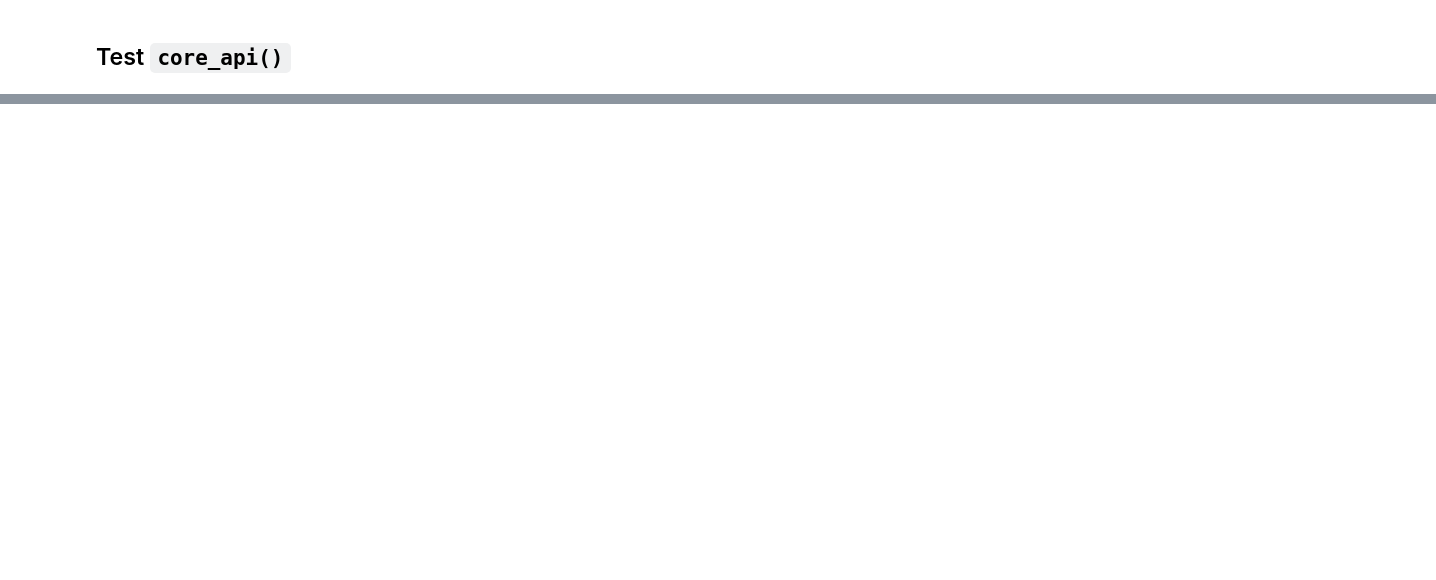
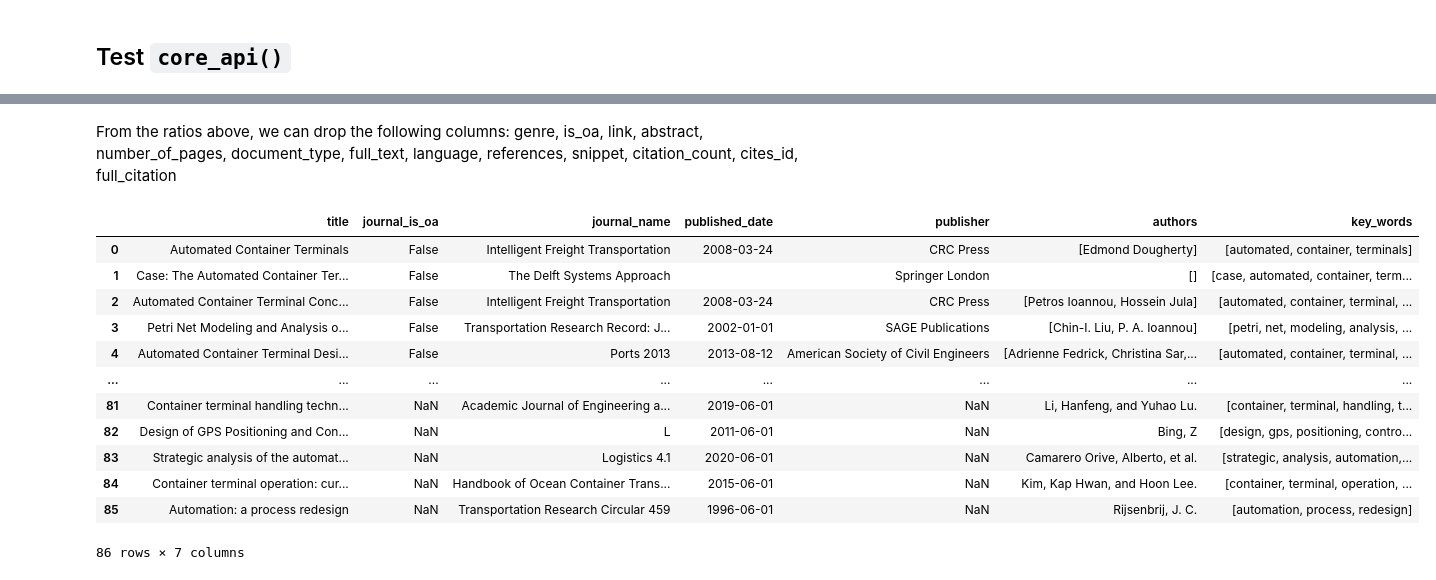
Before and after one commit to jhupiterz/research-analytics, a Jupyter notebook: Notebooks/test_other_apis.ipynb, the cells around one changed output, grey strips where cells are left out. Cells and saved outputs as stored; diff of their text form; code cells hidden in the pictures; blank space fills up the shorter version.

Commit message:
Consolidated dataframe in notebook

```diff
--- a/Notebooks/test_other_apis.ipynb
+++ b/Notebooks/test_other_apis.ipynb
@@ -90,0 +210,9 @@ Enter key words: automation container terminal
+# %%
+published_date = []
+for pub_year in df_google.year:
+    date = pub_year+"-06-01"
+    published_date.append(date)
+# %%
+df_google['published_date'] = published_date
+df_google.drop(labels=["versions", "cluster_id", "pub_info", 'paper_id', 'year', 'result_id', 'resources_title', 'resources_link'], axis=1, inplace = True)
+df_google = df_google.rename(columns={'resources_link':'link'})
@@ -90,0 +239,2 @@ Enter key words: automation container terminal
+# %%
+consolidated_df = pd.concat([df_unpaywall, df_doaj, df_core, df_google]).reset_index(drop=True)
@@ -90,0 +298,22 @@ Enter key words: automation container terminal
+# %% [markdown]
+From the ratios above, we can drop the following columns: genre, is_oa, link, abstract, number_of_pages, document_type, full_text, language, references, snippet, citation_count, cites_id, full_citation
+# %%
+consolidated_df.drop(labels=['doi', 'affiliations', 'genre', 'is_oa', 'link', 'abstract', 'number_of_pages',
+                             'document_type', 'full_text', 'language', 'references',
+                             'snippet', 'citation_count', 'cites_id', 'full_citation'], axis=1, inplace=True)
+# %%
+consolidated_df
+# %% [output]
+|  | title | journal_is_oa | journal_name | published_date | publisher | authors | key_words |
+| 0 | Automated Container Terminals | False | Intelligent Freight Transportation | 2008-03-24 | CRC Press | [Edmond Dougherty] | [automated, container, terminals] |
+| 1 | Case: The Automated Container Ter... | False | The Delft Systems Approach |  | Springer London | [] | [case, automated, container, term... |
+| 2 | Automated Container Terminal Conc... | False | Intelligent Freight Transportation | 2008-03-24 | CRC Press | [Petros Ioannou, Hossein Jula] | [automated, container, terminal, ... |
+| 3 | Petri Net Modeling and Analysis o... | False | Transportation Research Record: J... | 2002-01-01 | SAGE Publications | [Chin-I. Liu, P. A. Ioannou] | [petri, net, modeling, analysis, ... |
+| 4 | Automated Container Terminal Desi... | False | Ports 2013 | 2013-08-12 | American Society of Civil Engineers | [Adrienne Fedrick, Christina Sar,... | [automated, container, terminal, ... |
+| ... | ... | ... | ... | ... | ... | ... | ... |
+| 81 | Container terminal handling techn... | NaN | Academic Journal of Engineering a... | 2019-06-01 | NaN | Li, Hanfeng, and Yuhao Lu. | [container, terminal, handling, t... |
+| 82 | Design of GPS Positioning and Con... | NaN | L | 2011-06-01 | NaN | Bing, Z | [design, gps, positioning, contro... |
+| 83 | Strategic analysis of the automat... | NaN | Logistics 4.1 | 2020-06-01 | NaN | Camarero Orive, Alberto, et al. | [strategic, analysis, automation,... |
+| 84 | Container terminal operation: cur... | NaN | Handbook of Ocean Container Trans... | 2015-06-01 | NaN | Kim, Kap Hwan, and Hoon Lee. | [container, terminal, operation, ... |
+| 85 | Automation: a process redesign | NaN | Transportation Research Circular 459 | 1996-06-01 | NaN | Rijsenbrij, J. C. | [automation, process, redesign] |
+86 rows × 7 columns
```
Also changed, not shown: parts of 32 cells of this notebook, 2 other files.
